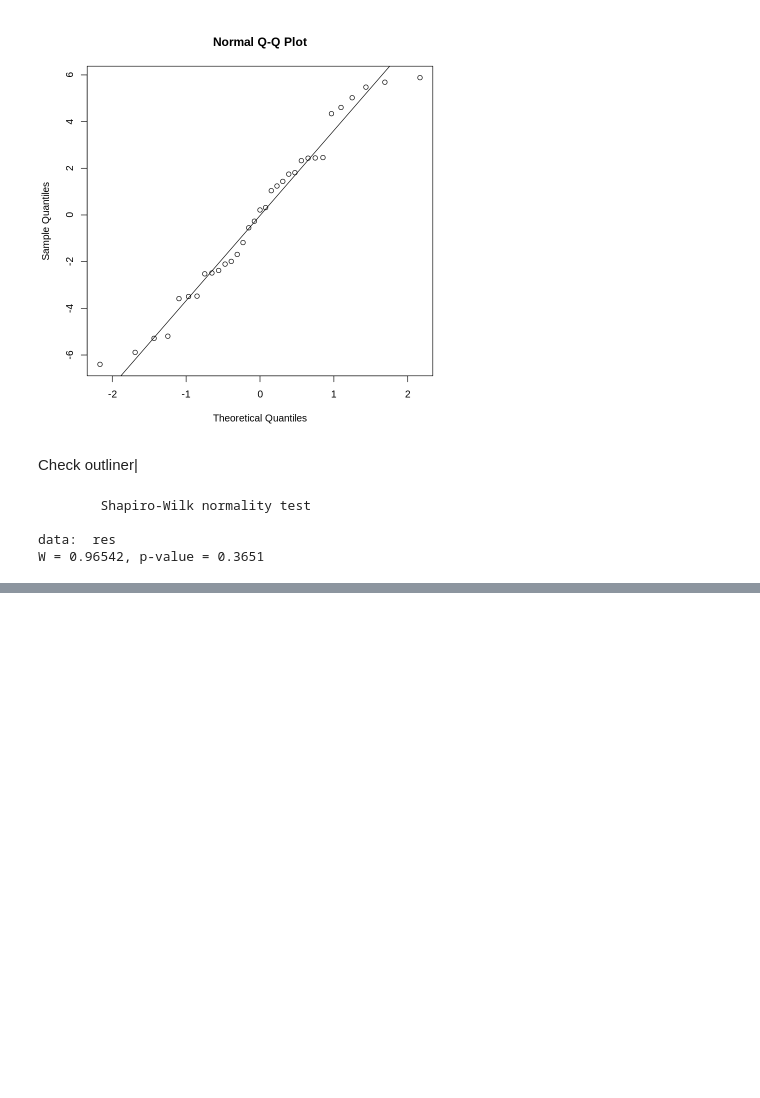
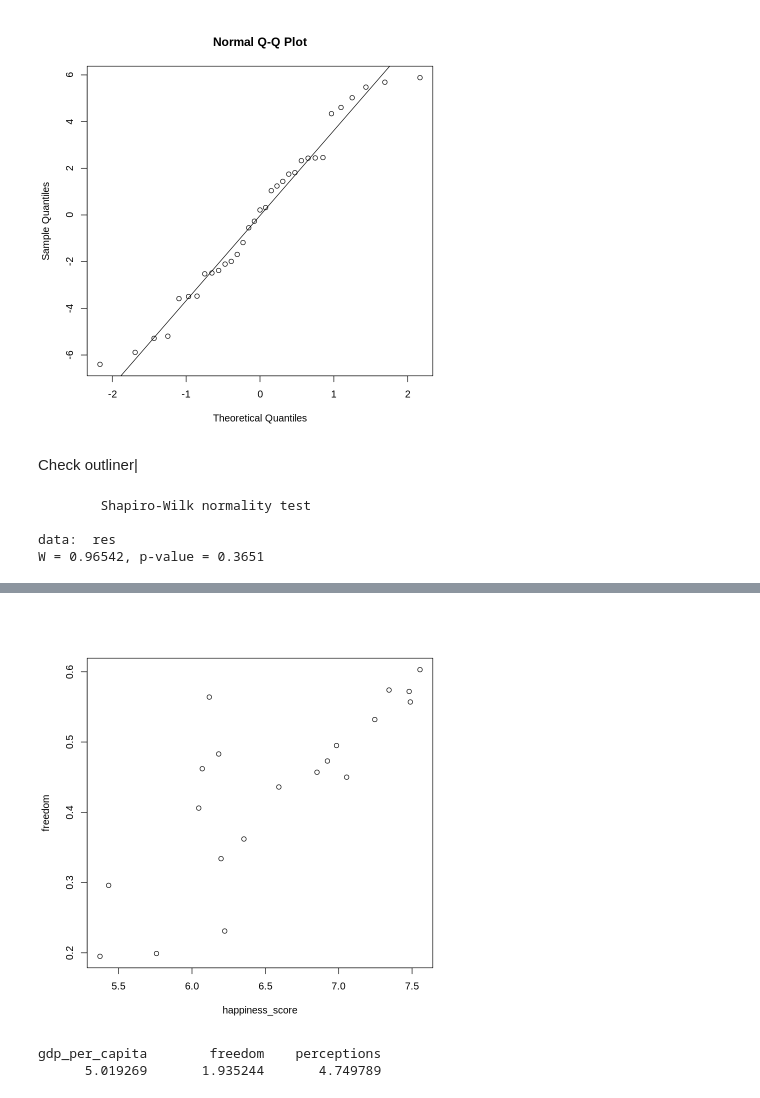
Before and after one commit to tontantip/DADS6001-Applied-statistics, a Jupyter notebook: in class/Reg2.ipynb, the cells around one changed output, grey strips where cells are left out. Saved outputs shown, nothing was run; the diff lists cells and outputs as text; code cells hidden in the pictures; blank space fills up the shorter version.

```diff
--- a/in class/Reg2.ipynb
+++ b/in class/Reg2.ipynb
@@ -247,0 +492,10 @@ W = 0.96542, p-value = 0.3651
+# %%
+plot(happiness_score,freedom)
+# %% [output]
+[figure, added]
+# %%
+vif_values <- vif(model_lm)
+print(vif_values)
+# %% [output]
+gdp_per_capita        freedom    perceptions
+      5.019269       1.935244       4.749789
```
Also changed, not shown: parts of 14 cells of this notebook.
